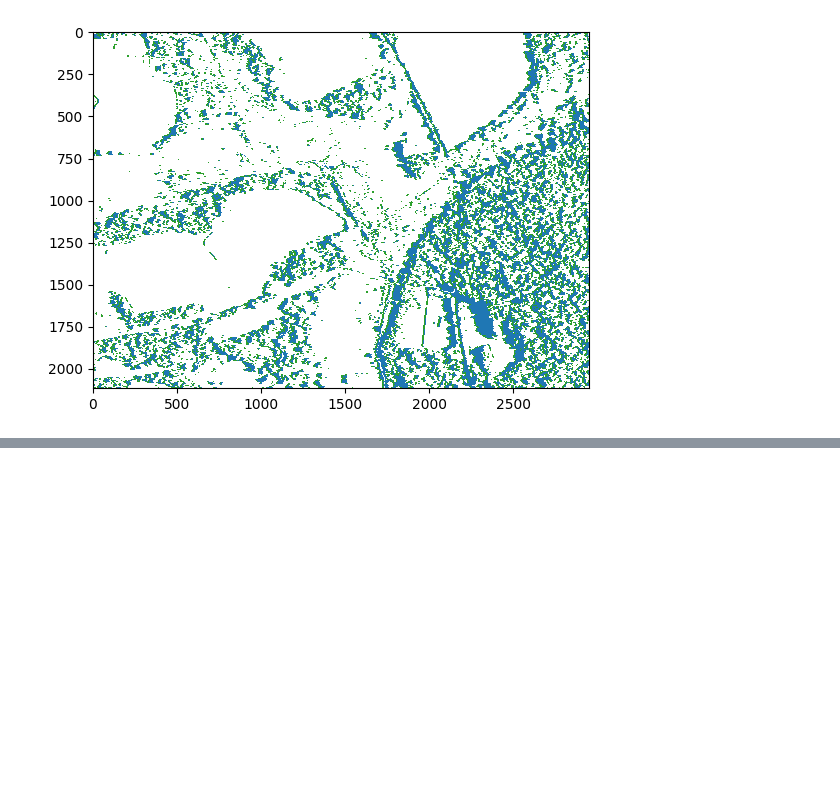
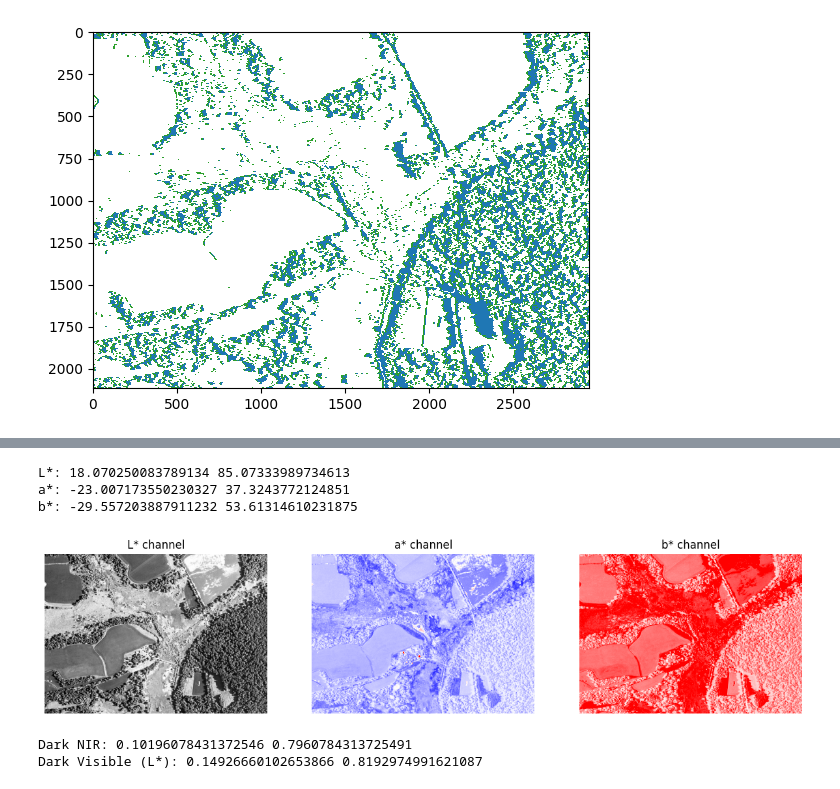
Before and after one commit to mrahnis/nb-vegetation, a Jupyter notebook: Step-02-Veggie-Shadows.ipynb, the cells around one changed output, grey strips where cells are left out. Drawn from its saved outputs; the diff is of its cells as text; code cells hidden in the pictures; blank space fills up the shorter version.

```diff
--- a/Step-02-Veggie-Shadows.ipynb
+++ b/Step-02-Veggie-Shadows.ipynb
@@ -108,0 +117,41 @@ plt.show()
+# %%
+from skimage.color import rgb2lab
+from skimage.exposure import histogram, adjust_gamma, adjust_sigmoid, rescale_intensity, equalize_hist
+
+lab = rgb2lab(img[:,:,:3])
+
+L_star = lab[:,:,0]
+a_star = lab[:,:,1]
+b_star = lab[:,:,2]
+print('L*:', L_star.min(), L_star.max())
+print('a*:', a_star.min(), a_star.max())
+print('b*:', b_star.min(), b_star.max())
+
+fig, (ax0, ax1, ax2) = plt.subplots(ncols=3, figsize=(15, 8), sharex=True, sharey=True)
+
+# ax2.imshow(adjust_gamma(L_star, gamma=1.6), cmap='gray', norm='linear')
+ax0.imshow(equalize_hist(L_star), cmap='gray')
+ax0.set_title("L* channel")
+ax0.axis('off')
+ax1.imshow(a_star, cmap='bwr', vmin=-20, vmax=20)
+ax1.set_title("a* channel")
+ax1.axis('off')
+ax2.imshow(b_star, cmap='bwr', vmin=-20, vmax=20)
+ax2.set_title("b* channel")
+ax2.axis('off')
+
+plt.show()
+# %% [output]
+L*: 18.070250083789134 85.07333989734613
+a*: -23.007173550230327 37.3243772124851
+b*: -29.557203887911232 53.61314610231875
+[figure, added]
+# %%
+dark_nir = 1 - img[:,:,3] / 255
+dark_vis = 1 - L_star / 100
+
+print('Dark NIR:', dark_nir.min(), dark_nir.max())
+print('Dark Visible (L*):', dark_vis.min(), dark_vis.max())
+# %% [output]
+Dark NIR: 0.10196078431372546 0.7960784313725491
+Dark Visible (L*): 0.14926660102653866 0.8192974991621087
```
Also changed, not shown: parts of 15 cells of this notebook, 1 other file.
